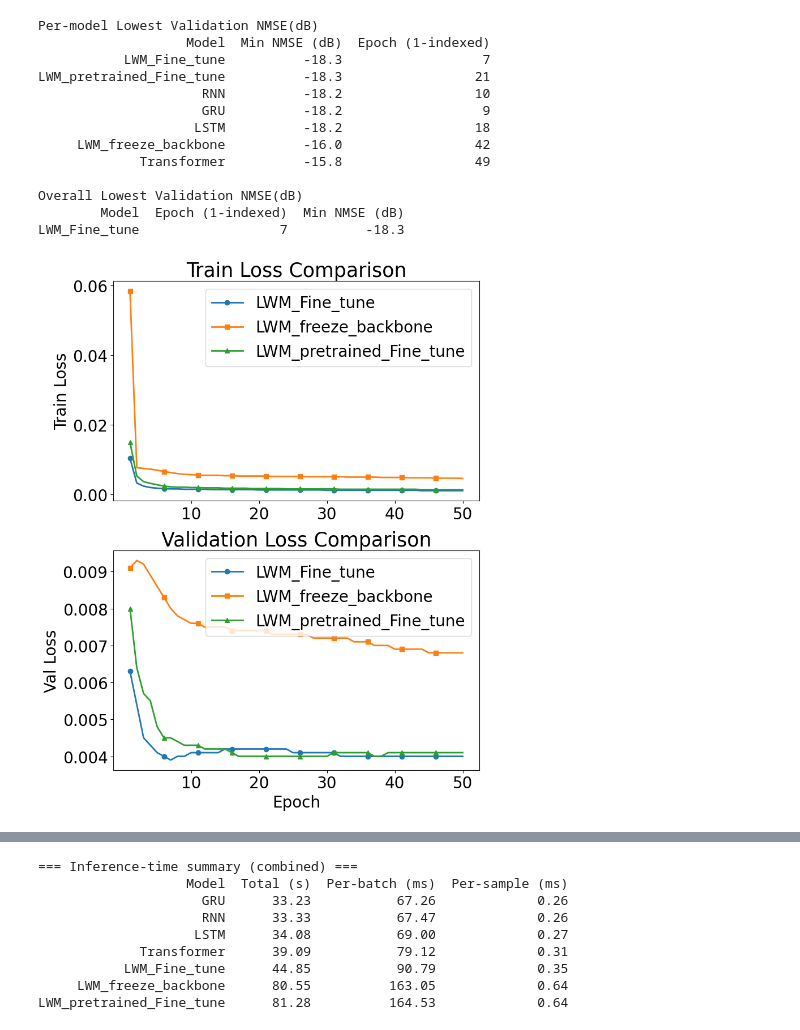
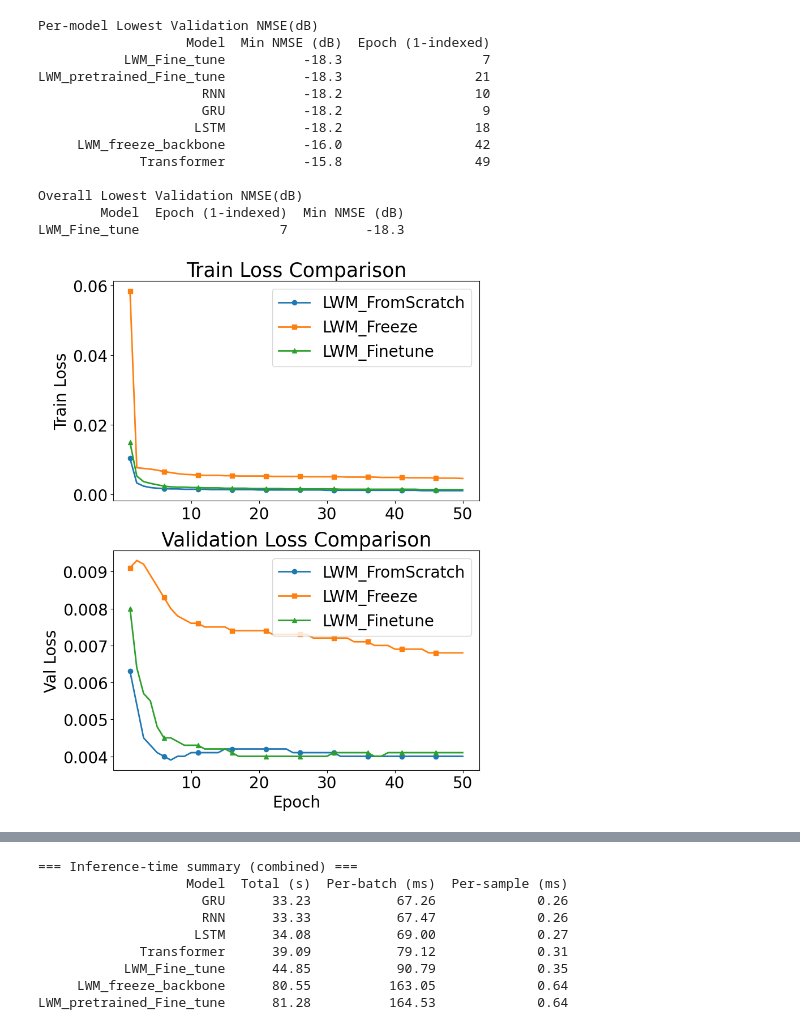
Before and after one commit to yuknow01/LWM, a Jupyter notebook: visualization6_final.ipynb, the cells around one changed output, grey strips where cells are left out. Drawn from its saved outputs; the diff is of its cells as text; code cells hidden in the pictures.

```diff
--- a/visualization6_final.ipynb
+++ b/visualization6_final.ipynb
@@ -240,7 +240,7 @@ epochs = list(range(1, 51))
 
 # Combined metrics for each model including train_loss
 metrics = {
-    'LWM_Fine_tune': {
+    'LWM_FromScratch': {
         'train_loss': [
             0.0103, 0.0032, 0.0023, 0.0019, 0.0017, 0.0016, 0.0015, 0.0015, 0.0014, 0.0014,
             0.0014, 0.0014, 0.0013, 0.0013, 0.0013, 0.0013, 0.0013, 0.0013, 0.0013, 0.0012,
@@ -270,7 +270,7 @@ metrics = {
             -18.3, -18.2, -18.2, -18.2, -18.2, -18.2, -18.2, -18.2, -18.2, -18.2
         ]
     },
-    'LWM_freeze_backbone': {
+    'LWM_Freeze': {
         'train_loss': [
             0.0584, 0.0076, 0.0074, 0.0072, 0.0069, 0.0065, 0.0062, 0.0059, 0.0057, 0.0056,
             0.0055, 0.0054, 0.0054, 0.0054, 0.0053, 0.0053, 0.0052, 0.0052, 0.0052, 0.0052,
@@ -300,7 +300,7 @@ metrics = {
             -15.9, -16.0, -16.0, -16.0, -16.0, -16.0, -16.0, -16.0, -16.0, -16.0
         ]
     },
-    'LWM_pretrained_Fine_tune': {
+    'LWM_Finetune': {
         'train_loss': [
             0.0149, 0.0052, 0.0036, 0.0031, 0.0027, 0.0023, 0.0021, 0.0020, 0.0020, 0.0019,
             0.0019, 0.0018, 0.0018, 0.0018, 0.0017, 0.0017, 0.0017, 0.0017, 0.0016, 0.0016,
@@ -344,34 +344,34 @@ legend_fontsize = 20
 fig, axes = plt.subplots(2, 1, figsize=(8, 10), sharex=True)
 
 # Train Loss
 axes[0].set_title('Train Loss Comparison', fontsize=title_fontsize)
 for (name, m), marker in zip(metrics.items(), markers):
     axes[0].plot(epochs, m['train_loss'], label=name, lw=2, marker=marker, markevery=5)
 axes[0].set_ylabel('Train Loss', fontsize=label_fontsize)
 axes[0].legend(fontsize=legend_fontsize)
 axes[0].tick_params(axis='both', labelsize=label_fontsize)
 
 # Validation Loss
 axes[1].set_title('Validation Loss Comparison', fontsize=title_fontsize)
 for (name, m), marker in zip(metrics.items(), markers):
     axes[1].plot(epochs, m['val_loss'], label=name, lw=2, marker=marker, markevery=5)
 axes[1].set_ylabel('Val Loss', fontsize=label_fontsize)
 axes[1].legend(fontsize=legend_fontsize)
 axes[1].tick_params(axis='both', labelsize=label_fontsize)
 
 
 # X-axis settings for all subplots
 for ax in axes:
     ax.set_xticks([10, 20, 30, 40, 50])
     ax.tick_params(axis='x', which='both', labelbottom=True)
 
 # Only bottom subplot has the x-axis label
 axes[-1].set_xlabel('Epoch', fontsize=label_fontsize)
 
 plt.tight_layout()
 plt.show()
 # %% [output]
-[figure, old version]
+[figure, new version]
 # %%
 import matplotlib.pyplot as plt
 
```
Also changed, not shown: parts of 3 cells of this notebook.
